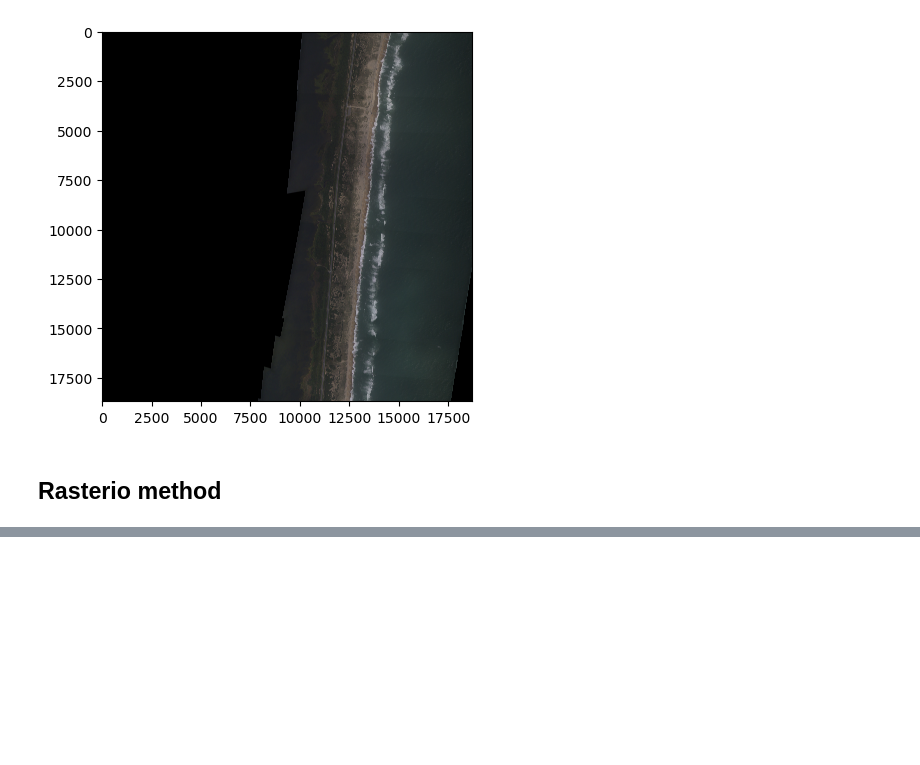
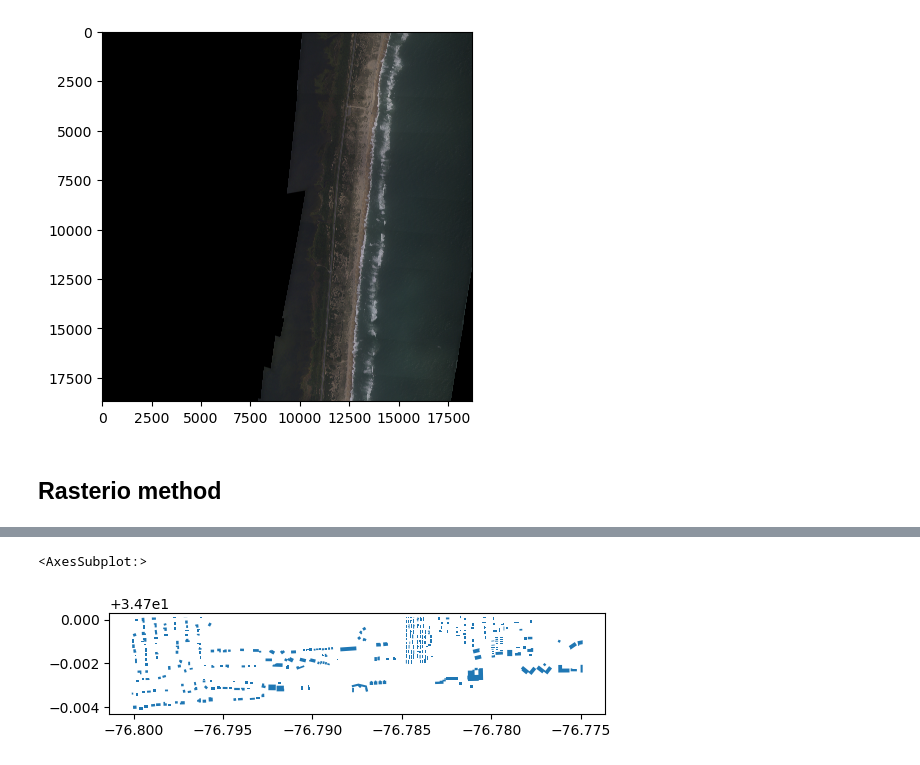
Before and after one commit to ebgoldstein/BuildingsFromERI, a Jupyter notebook: src/Loading_ERI_clip_MSbuildings.ipynb, the cells around one changed output, grey strips where cells are left out. Cells and saved outputs as stored; diff of their text form; code cells hidden in the pictures; blank space fills up the shorter version.

```diff
--- a/src/Loading_ERI.ipynb
+++ b/src/Loading_ERI_clip_MSbuildings.ipynb
@@ -46,0 +55,4 @@ show(srcIm)
+# %%
+bldg_file = '../data/NorthCarolina.geojson'
+
+buildings_gpd = gpd.read_file(bldg_file)
@@ -46,0 +112,5 @@ show(srcIm)
+# %%
+json_clipped.plot()
+# %% [output]
+<AxesSubplot:>
+[figure, added]
```
Also changed, not shown: parts of 10 cells of this notebook, 1 other file.
